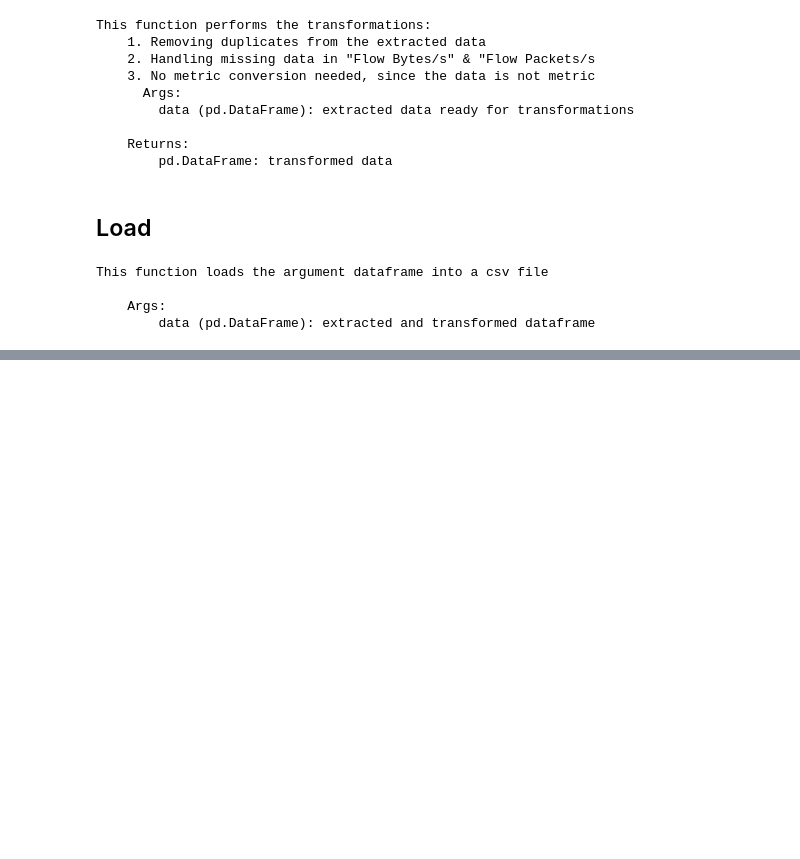
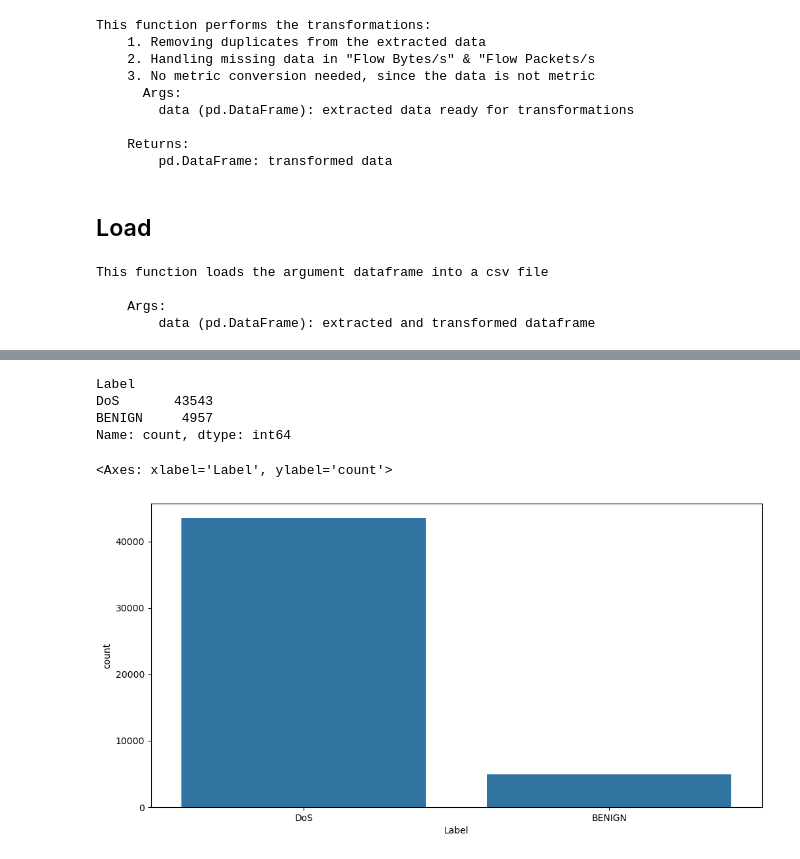
Before and after one commit to camzil/ML, a Jupyter notebook: Machine Learning Project/IDS ML Model.ipynb, the cells around one changed output, grey strips where cells are left out. Cells and saved outputs as stored; diff of their text form; code cells hidden in the pictures; blank space fills up the shorter version.

Commit message:
Exploring the Data +Data Preprocessing

```diff
--- a/Machine Learning Project/IDS ML Model.ipynb
+++ b/Machine Learning Project/IDS ML Model.ipynb
@@ -285,0 +289,3 @@ data= loadcsv(data)
+# %%
+df = pd.read_csv('ids_transformed.csv')
+df.head(20)
@@ -285,0 +328,19 @@ data= loadcsv(data)
+# %%
+# Combining all DoS labels under one
+df['Label'] = df['Label'].replace(['DoS Hulk', 'DoS GoldenEye', 'DoS Slowhttptest'], 'DoS')
+# Dropping heartbleed since we only have 11 values
+df= df[df['Label'] != 'Heartbleed']
+# Confirming new labels
+df['Label'].value_counts()
+# %% [output]
+Label
+DoS       43543
+BENIGN     4957
+Name: count, dtype: int64
+# %%
+# Creating a bar plot on the distrubtion of class
+plt.figure(figsize=(12,6))
+sns.countplot(data=df, x='Label', order=df['Label'].value_counts().index)
+# %% [output]
+<Axes: xlabel='Label', ylabel='count'>
+[figure, added]
```
Also changed, not shown: parts of 12 cells of this notebook.
